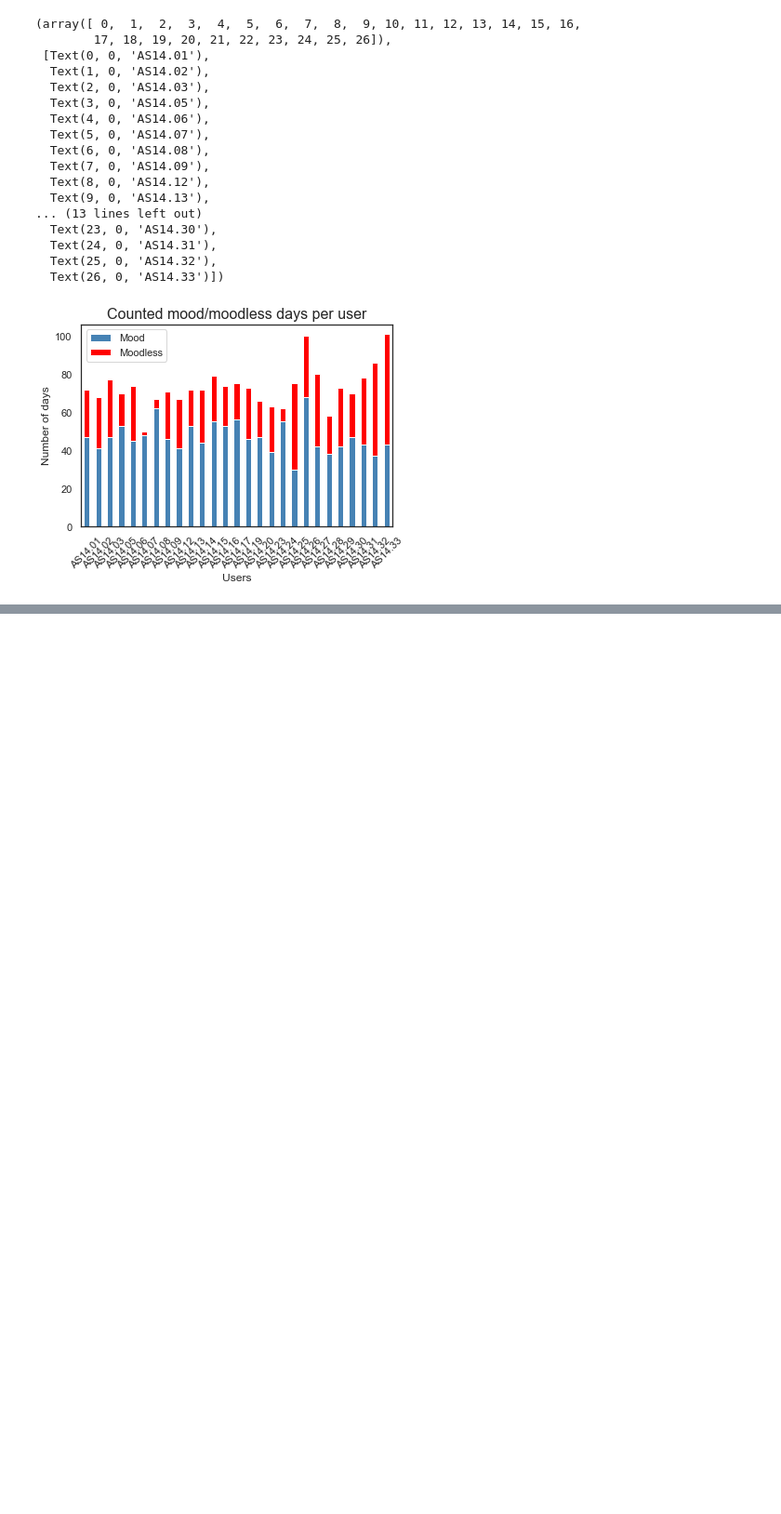
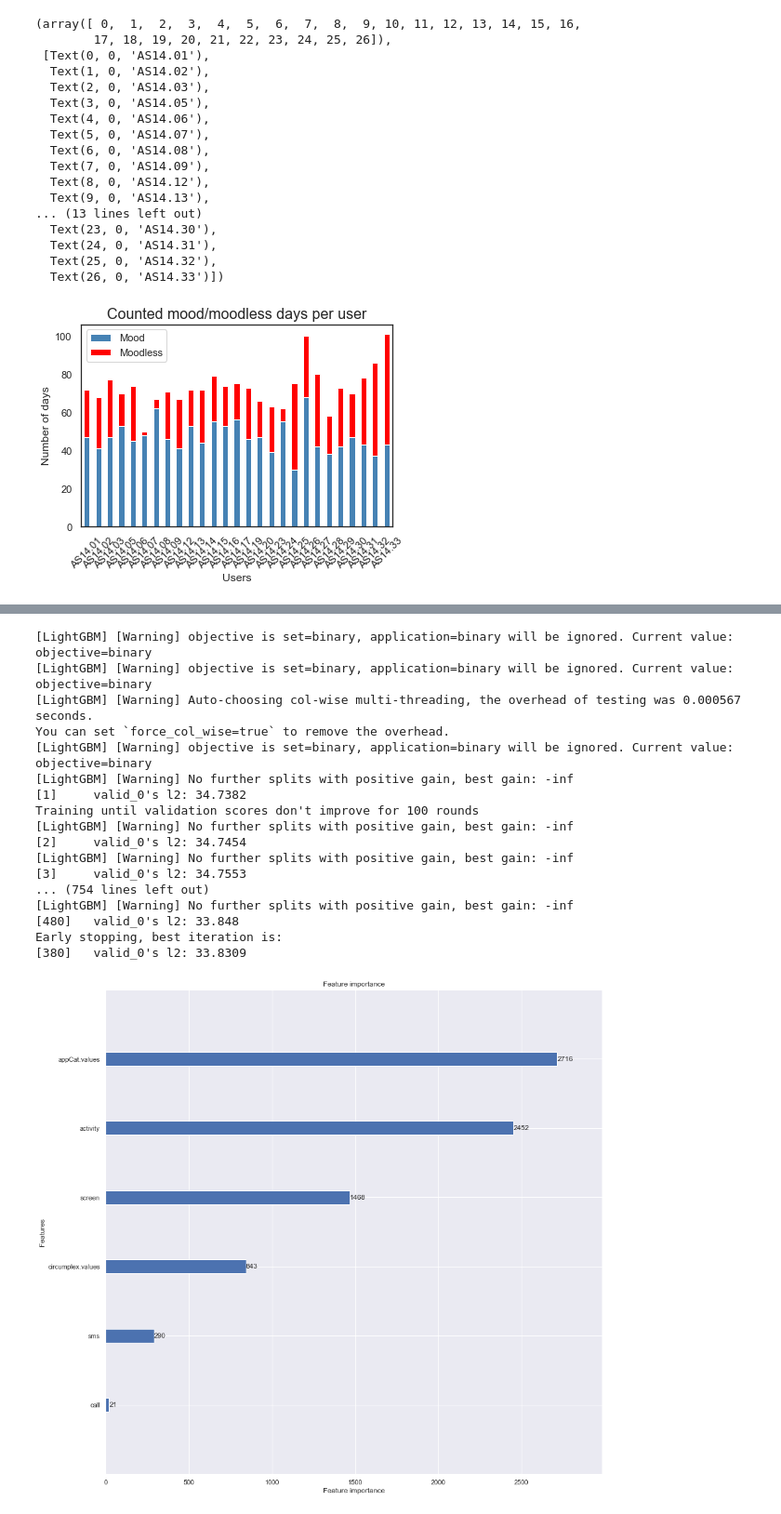
Before and after one commit to 10755373/vu_dmt, a Jupyter notebook: assignment1.ipynb, the cells around one changed output, grey strips where cells are left out. Shown at 93% size. Cells and saved outputs as stored; diff of their text form; code cells hidden in the pictures; blank space fills up the shorter version.

```diff
--- a/assignment1.ipynb
+++ b/assignment1.ipynb
@@ -290,0 +394,65 @@ sns.heatmap(corr, mask=mask, cmap=cmap, vmax=.3, center=0,
+# %%
+from sklearn.model_selection import train_test_split
+import lightgbm as lgbm
+
+dataset = read_csv('data/testtest3.csv', header=0)
+
+# train, test = train_test_split(dataset, test_size=0.2, random_state=25)
+
+features_train = ['activity', 'appCat.values', 'call', 'circumplex.values', 'screen', 'sms']
+target_train = 'mood'
+
+X_train, X_val, y_train, y_val = train_test_split(
+    dataset[features_train], dataset[target_train], test_size=0.2)
+
+train_data = lgbm.Dataset(X_train, label=y_train)
+
+test_data = lgbm.Dataset(X_val, label=y_val)
+# %%
+# determine style
+sns.set_theme(style="darkgrid")
+
+#basic parameter:
+parameters = {
+    'application': 'binary',
+    'objective': 'binary',
+    'metric': 'mse',
+    'is_unbalance': 'true',
+    'boosting': 'gbdt',
+    'num_leaves': 25,
+    'feature_fraction': 0.5,
+    'bagging_fraction': 0.5,
+    'bagging_freq': 20,
+    'learning_rate': 0.05,
+    'verbose': 0
+}
+
+# determine model
+model = lgbm.train(parameters,
+                       train_data,
+                       valid_sets=test_data,
+                       num_boost_round=1000,
+                       early_stopping_rounds=100)
+
+# plot and show feature importance
+ax = lgbm.plot_importance(model, max_num_features=40, figsize=(15, 15))
+plt.show()
+# %% [output]
+[LightGBM] [Warning] objective is set=binary, application=binary will be ignored. Current value: objective=binary
+[LightGBM] [Warning] objective is set=binary, application=binary will be ignored. Current value: objective=binary
+[LightGBM] [Warning] Auto-choosing col-wise multi-threading, the overhead of testing was 0.000567 seconds.
+You can set `force_col_wise=true` to remove the overhead.
+[LightGBM] [Warning] objective is set=binary, application=binary will be ignored. Current value: objective=binary
+[LightGBM] [Warning] No further splits with positive gain, best gain: -inf
+[1]     valid_0's l2: 34.7382
+Training until validation scores don't improve for 100 rounds
+[LightGBM] [Warning] No further splits with positive gain, best gain: -inf
+[2]     valid_0's l2: 34.7454
+[LightGBM] [Warning] No further splits with positive gain, best gain: -inf
+[3]     valid_0's l2: 34.7553
+... (754 lines left out)
+[LightGBM] [Warning] No further splits with positive gain, best gain: -inf
+[480]   valid_0's l2: 33.848
+Early stopping, best iteration is:
+[380]   valid_0's l2: 33.8309
+[figure, added]
```
Also changed, not shown: parts of 13 cells of this notebook, 3 other files.
